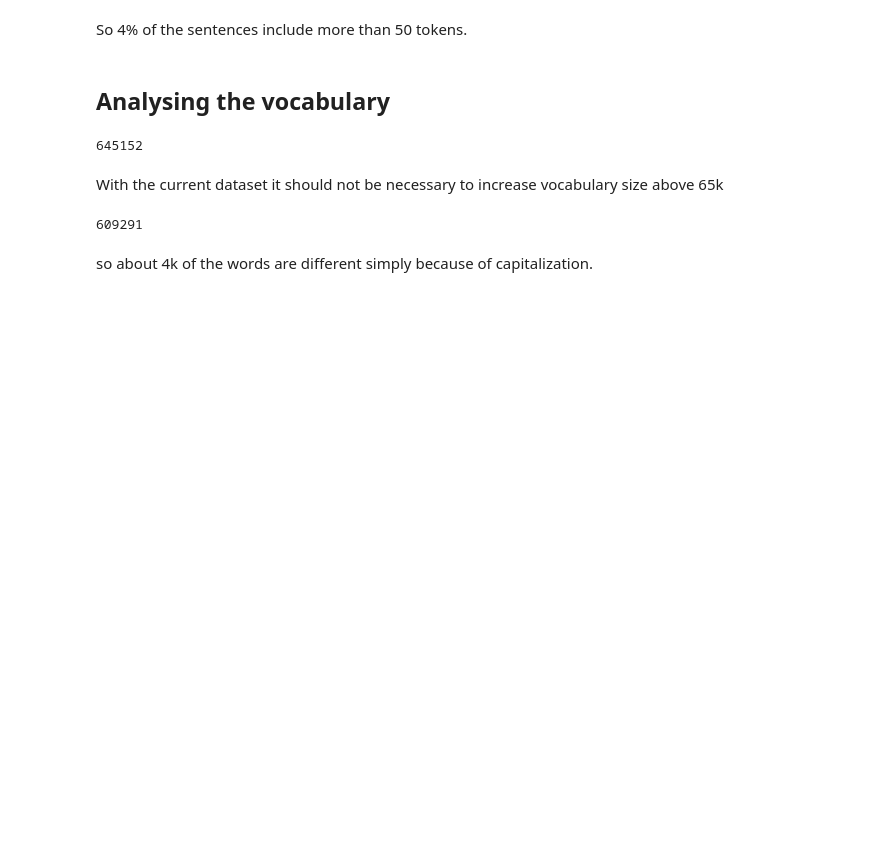
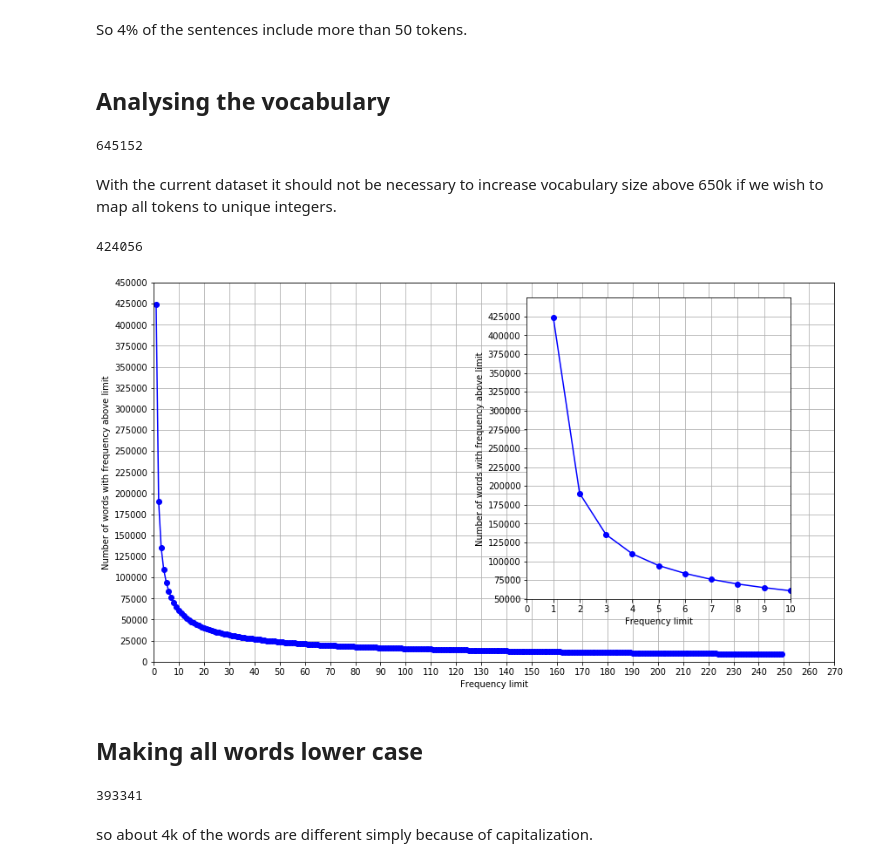
Before and after one commit to fraggle-inc/komma-dev, a Jupyter notebook: notebooks/EU Proceedings - Danish - corpus analysis.ipynb, the cells around one changed output. Cells and saved outputs as stored; diff of their text form; code cells hidden in the pictures; blank space fills up the shorter version.

```diff
--- a/notebooks/EU Proceedings - Danish - corpus analysis.ipynb
+++ b/notebooks/EU Proceedings - Danish - corpus analysis.ipynb
@@ -59,5 +60,42 @@ len(Counter(corpus.split()))
 # %% [output]
 645152
 # %% [markdown]
-With the current dataset it should not be necessary to increase vocabulary size above 65k
+With the current dataset it should not be necessary to increase vocabulary size above 650k if we wish to map all tokens to unique integers.
+# %%
+cleaned_sentences = [' '.join([chunk.feature for chunk in sentence.chunks]) for sentence in eu_data]
+# %%
+corpus = ' '.join(cleaned_sentences)
+count = Counter(corpus.split())
+len(count)
+# %% [output]
+424056
+# %%
+freq = [count.get(item) for item in count]
+words = [item for item in count]
+# %%
+freq_limits = np.arange(1,250, 1)
+words_more_frequent = [len(np.where(np.array(freq)>=limit)[0]) for limit in freq_limits]
+# %%
+fig, ax = plt.subplots(figsize=(14,8))
+ax.plot(freq_limits, words_more_frequent, 'o-b')
+ax.set(xlabel='Frequency limit', ylabel='Number of words with frequency above limit');
+ax.set_ylim([0, 450000])
+ax.set_xlim([0, 250])
+ax.set_xticks(np.arange(0,280,10))
+ax.set_yticks(np.arange(0,455000, 25000))
+ax.grid()
+
+left, bottom, width, height = [0.55, 0.25, 0.3, 0.6]
+ax2 = fig.add_axes([left, bottom, width, height])
+ax2.plot(freq_limits, words_more_frequent, 'o-b')
+ax2.set_xlim([1, 10])
+ax2.set_ylim([50000, 450000])
+ax2.set_xticks(np.arange(0,11,1))
+ax2.set_yticks(np.arange(50000,450000, 25000))
+ax2.set(xlabel='Frequency limit', ylabel='Number of words with frequency above limit')
+ax2.grid();
+# %% [output]
+[figure, added]
+# %% [markdown]
+## Making all words lower case
 # %%
@@ -65,7 +103,8 @@ lower = [sentence.text.lower() for sentence in eu_data]
 # %%
 lower_corpus = ' '.join(lower)
-len(Counter(lower_corpus.split()))
+lower_count = Counter(lower_corpus.split())
+len(lower_count)
 # %% [output]
-609291
+393341
 # %% [markdown]
 so about 4k of the words are different simply because of capitalization.
```
Also changed, not shown: parts of 10 cells of this notebook.
